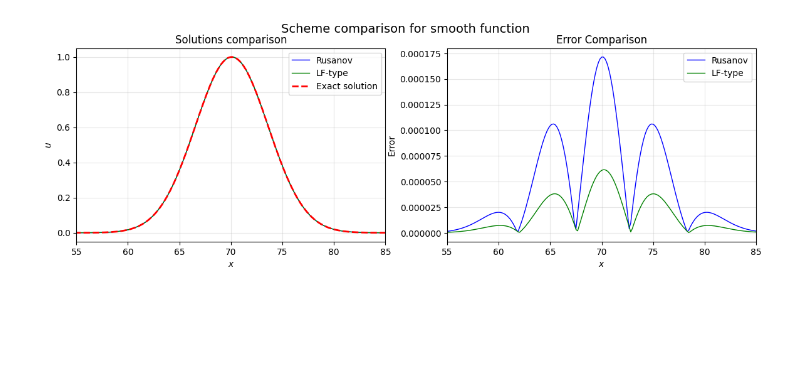
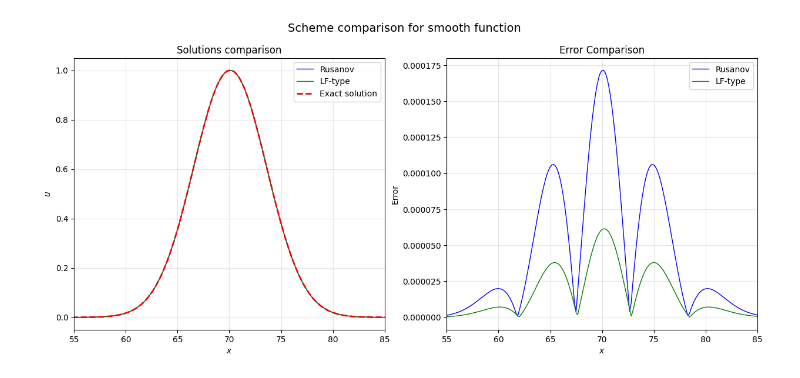
Before and after one commit to ukolov-ivan/mipt-vkr, a Jupyter notebook: src/advect.ipynb, the cells around one changed output. Cells and saved outputs as stored; diff of their text form; code cells hidden in the pictures; blank space fills up the shorter version.

```diff
--- a/src/advect.ipynb
+++ b/src/advect.ipynb
@@ -2,6 +2,10 @@
 import numpy as np
 import numpy.typing as npt
 import matplotlib.pyplot as plt
+import matplotlib
 import matplotlib.axes
 
 import typing
+
+
+matplotlib.rcParams["savefig.bbox"] = 'tight'
@@ -170,6 +176,18 @@ def rusanov_step(
         + cfl2 / 8.0 * (u[i+2] - 2.0*u[i] + u[i-2])
         - cfl3 / 12.0 * (u[i+2] - 2.0*u[i+1] + 2.0*u[i-1] - u[i-2])
         - omega / 24.0 * (u[i+2] - 4.0*u[i+1] + 6.0*u[i] - 4.0*u[i-1] + u[i-2])
+    )
+    return u_next
+
+def lw_step(
+    u: npt.NDArray[np.floating], *, cfl: np.floating, **_
+) -> npt.NDArray[np.floating]:
+    i = np.arange(1, len(u) - 1)
+    u_next = np.zeros_like(u)
+    u_next[i] = (
+        u[i]
+        - (cfl / 2) * (u[i + 1] - u[i - 1])
+        + (cfl**2 / 2) * (u[i + 1] - 2 * u[i] + u[i - 1])
     )
     return u_next
 
@@ -232,32 +250,33 @@ error_rusanov = np.abs(u_rusanov - u_exact)
 
 dx = L / (N - 1.0)
 # %%
-plt.figure(figsize=(14, 4))
+plt.figure(figsize=(15, 6))
 
 plt.subplot(1, 2, 1)
 plt.plot(grid, u_rusanov, 'b-', linewidth=1, label='Rusanov')
 plt.plot(grid, u, 'g-', linewidth=1, label='LF-type')
 plt.plot(grid, u_exact, 'r--', linewidth=2, label='Exact solution')
 plt.xlim(55, 85)
 # plt.xlim(70 - 0.01, 70 + 0.01)
 # plt.ylim(1 - 0.01, 1 + 0.01)
 plt.xlabel('$x$')
 plt.ylabel('$u$')
 plt.title('Solutions comparison')
 plt.legend()
 plt.grid(True, alpha=0.3)
 
 plt.subplot(1, 2, 2)
 plt.plot(grid, error_rusanov, 'b-', linewidth=1, label='Rusanov')
 plt.plot(grid, error, 'g-', linewidth=1, label='LF-type')
 plt.xlabel('$x$')
 plt.xlim(55, 85)
 plt.ylabel('Error')
 plt.title('Error Comparison')
 plt.legend()
 plt.grid(True, alpha=0.3)
 
 plt.suptitle('Scheme comparison for smooth function', fontsize=14)
+plt.savefig('scheme-comparison-smooth.png')
 plt.show()
 # %% [output]
-[figure, old version]
+[figure, new version]
```
Also changed, not shown: parts of 28 cells of this notebook, 3 other files.
